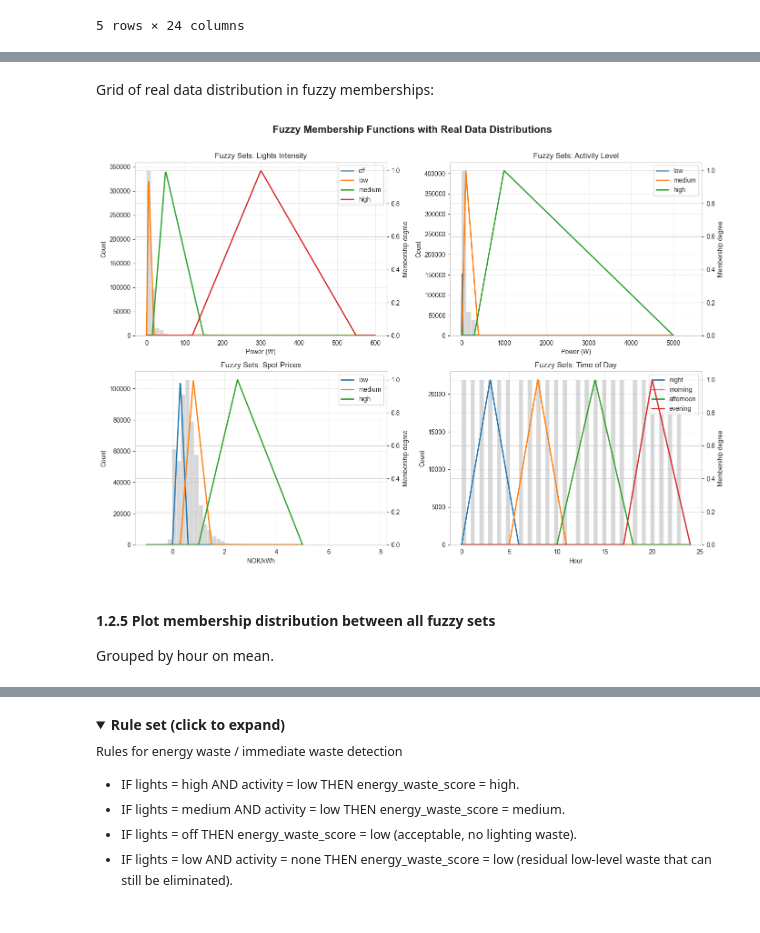
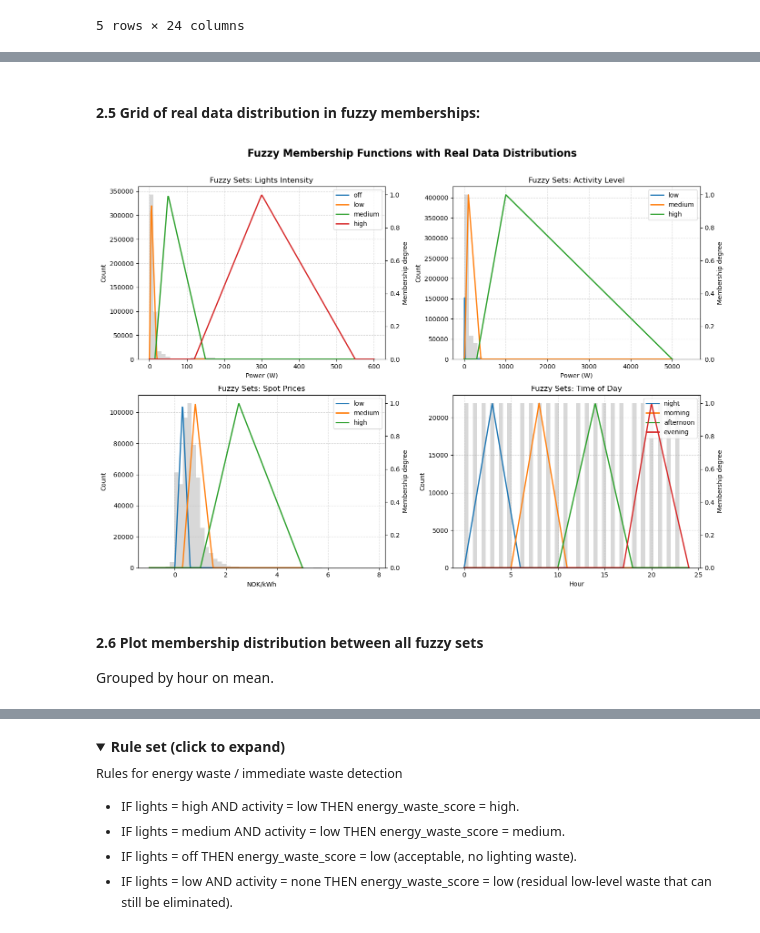
Before and after one commit to jofa016/ACIT4620---Fuzzy-System, a Jupyter notebook: fuzzy_main.ipynb, the cells around one changed output, grey strips where cells are left out. Saved outputs shown, nothing was run; the diff lists cells and outputs as text; code cells hidden in the pictures; folded sections open.

```diff
--- a/fuzzy_main.ipynb
+++ b/fuzzy_main.ipynb
@@ -251,6 +258,10 @@ plot_membership_set((0, 24), time_of_day, "Time of day", "Hour")
 # %% [markdown]
-Grid of real data distribution in fuzzy memberships:
+#### 2.5 Grid of real data distribution in fuzzy memberships:
 # %%
+'''
+Creates a 2x2 grid of histograms (lights, activity, sport price, hour) and overlays each with its TMF
+curves - showing how real data distributes relative to the defined fuzzy sets.
+'''
 def plot_membership_grid_with_hist(data, lights_limits, activity_limits, electricity_prices, time_of_day):
     """
     Create a 2x2 grid of raw histograms overlaid with fuzzy membership functions.
@@ -317,36 +328,36 @@ def plot_membership_grid_with_hist(data, lights_limits, activity_limits, electri
     ax1 = axes[1, 1]
     ax2 = ax1.twinx()
     time_data = data["hour"].values
     x = np.linspace(0, 24, 400)
     ax1.hist(time_data, bins=50, alpha=0.3, color='grey', label="Data distribution")
     for label, (a, b, c) in time_of_day.items():
         y = triangular_membership(x, a, b, c)
         ax2.plot(x, y, label=label, linewidth=2)
     ax1.set_title("Fuzzy Sets: Time of Day")
     ax1.set_xlabel("Hour")
     ax1.set_ylabel("Count")
     ax2.set_ylabel("Membership degree")
     ax2.set_ylim(0, 1.05)
     lines, labels = ax2.get_legend_handles_labels()
     ax1.legend(lines, labels, loc="upper right")
     ax1.grid(True, linestyle='--', alpha=0.5)
 
     # Global figure title
     fig.suptitle("Fuzzy Membership Functions with Real Data Distributions", fontsize=16, fontweight='bold')
     plt.tight_layout(rect=(0, 0, 1, 0.97))
     plt.show()
 
 plot_membership_grid_with_hist(
     data,
     lights_limits=lights_limits,
     activity_limits=activity_limits,
     electricity_prices=electricity_prices,
     time_of_day=time_of_day
 )
 # %% [output]
-[figure, old version]
+[figure, new version]
 # %% [markdown]
-#### 1.2.5 Plot membership distribution between all fuzzy sets
+#### 2.6 Plot membership distribution between all fuzzy sets
 
 Grouped by hour on mean.
 # %%
```
Also changed, not shown: parts of 27 cells of this notebook, 2 other files.
